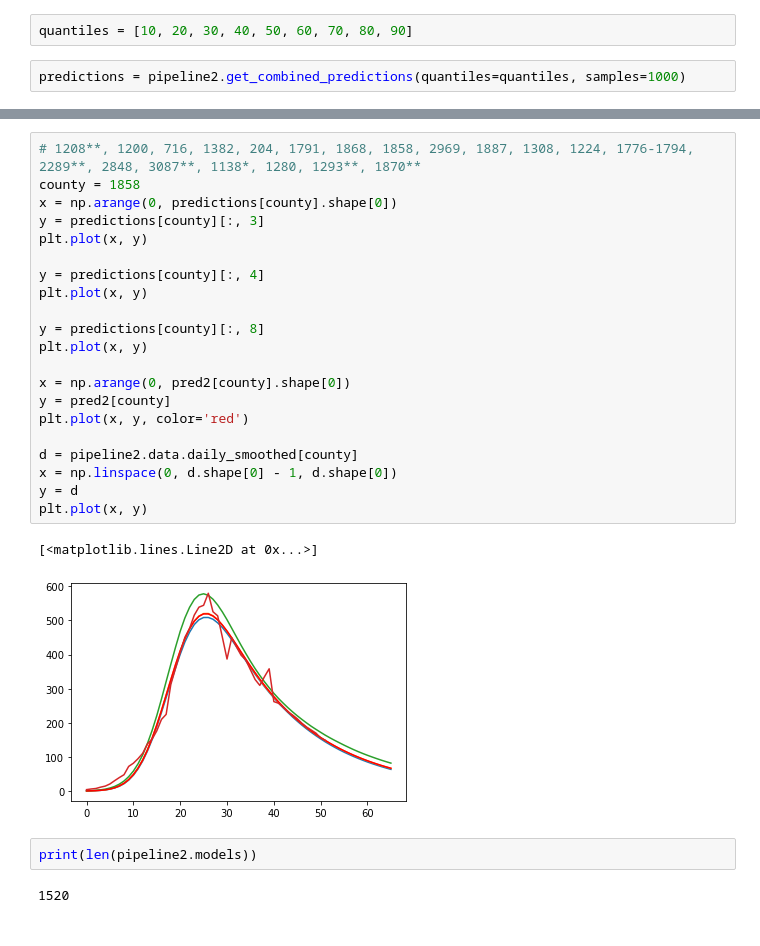
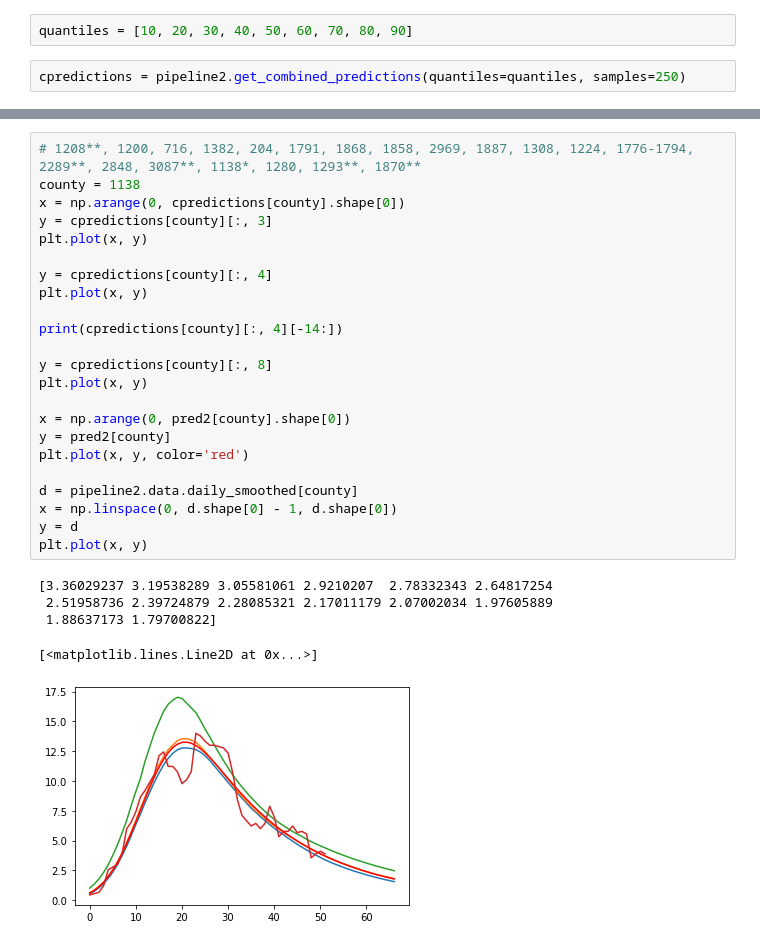
Before and after one commit to KevinHuang8/COVID19-prediction, a Jupyter notebook: models/curvefit.ipynb, the cells around one changed output, grey strips where cells are left out. Saved outputs shown, nothing was run; the diff lists cells and outputs as text.

```diff
--- a/models/curvefit.ipynb
+++ b/models/curvefit.ipynb
@@ -194,4 +197,4 @@ Predicting 3142/3142
 # %%
 quantiles = [10, 20, 30, 40, 50, 60, 70, 80, 90]
 # %%
-predictions = pipeline2.get_combined_predictions(quantiles=quantiles, samples=1000)
+cpredictions = pipeline2.get_combined_predictions(quantiles=quantiles, samples=250)
@@ -267,28 +226,29 @@ print(y_pred)
 # %%
 # 1208**, 1200, 716, 1382, 204, 1791, 1868, 1858, 2969, 1887, 1308, 1224, 1776-1794, 2289**, 2848, 3087**, 1138*, 1280, 1293**, 1870**
-county = 1858
-x = np.arange(0, predictions[county].shape[0])
-y = predictions[county][:, 3]
+county = 1138
+x = np.arange(0, cpredictions[county].shape[0])
+y = cpredictions[county][:, 3]
 plt.plot(x, y)
 
-y = predictions[county][:, 4]
+y = cpredictions[county][:, 4]
 plt.plot(x, y)
 
-y = predictions[county][:, 8]
+print(cpredictions[county][:, 4][-14:])
+
+y = cpredictions[county][:, 8]
 plt.plot(x, y)
 
 x = np.arange(0, pred2[county].shape[0])
 y = pred2[county]
 plt.plot(x, y, color='red')
 
 d = pipeline2.data.daily_smoothed[county]
 x = np.linspace(0, d.shape[0] - 1, d.shape[0])
 y = d
 plt.plot(x, y)
 # %% [output]
-[<matplotlib.lines.Line2D at 0x...>]
+[3.36029237 3.19538289 3.05581061 2.9210207  2.78332343 2.64817254
+ 2.51958736 2.39724879 2.28085321 2.17011179 2.07002034 1.97605889
+ 1.88637173 1.79700822]
+[<matplotlib.lines.Line2D at 0x...>]
-[figure, old version]
+[figure, new version]
-# %%
-print(len(pipeline2.models))
-# %% [output]
-1520
```
Also changed, not shown: parts of 33 cells of this notebook, 9 other files.
